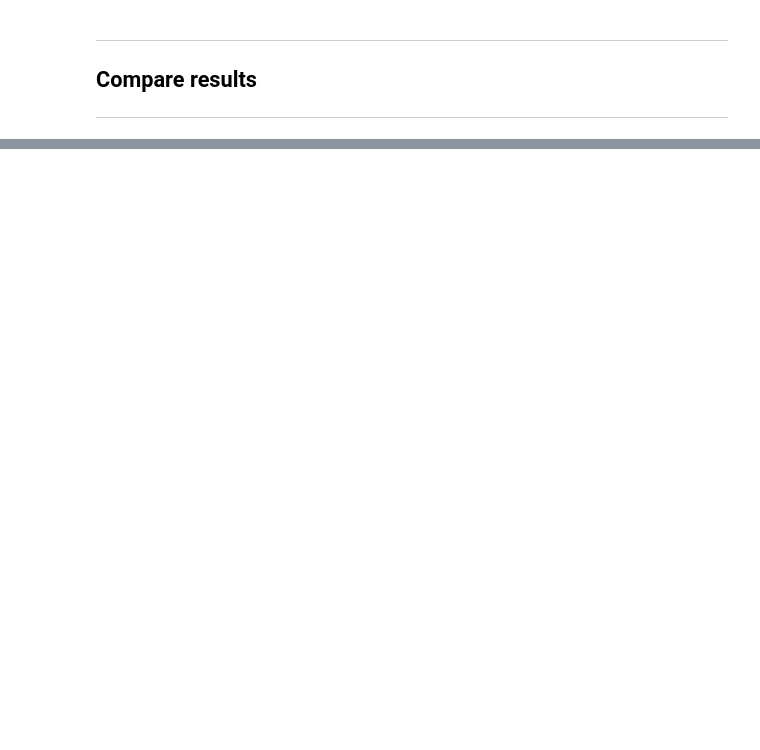
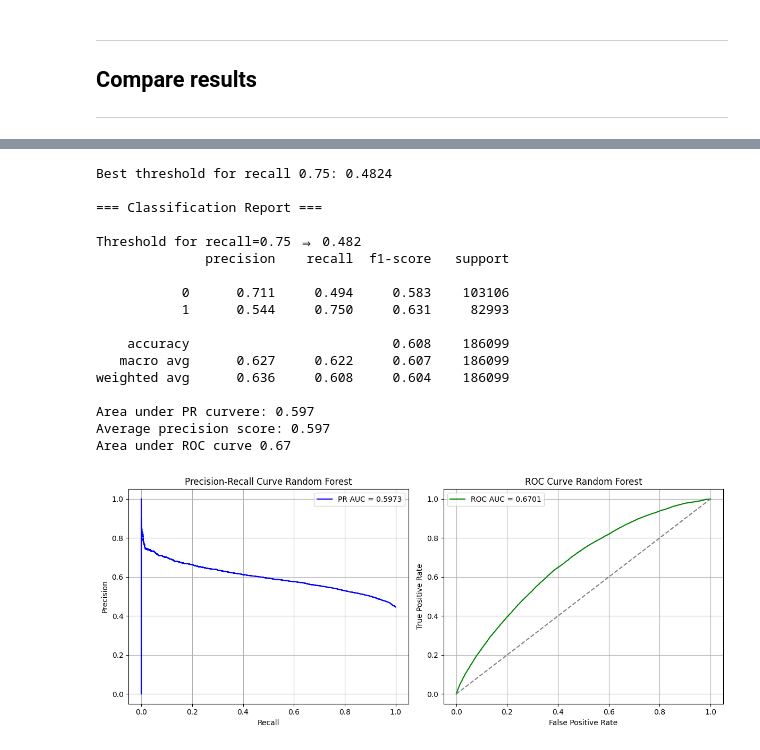
Before and after one commit to Blimperoo/DSA4263-Final-Insider-Trading, a Jupyter notebook: src/main/main.ipynb, the cells around one changed output, grey strips where cells are left out. Cells and saved outputs as stored; diff of their text form; code cells hidden in the pictures; blank space fills up the shorter version.

```diff
--- a/src/main/main.ipynb
+++ b/src/main/main.ipynb
@@ -113,0 +363,33 @@ ___
+# %%
+COLS_TO_DROP = ['TRANS_SK','ACCESSION_NUMBER','ISSUERTRADINGSYMBOL','NODEID','RPTOWNERNAME_;',
+                'snorkel_prob', 'TRANS_DATE',
+                "ppr_house_0.85", "ppr_house_0.95", "ppr_senate_0.85", "ppr_senate_0.95", "ppr_topK_exp"]
+LABEL = 'y_pred'
+
+test2 = test[test['TRANS_DATE'].dt.year < 2020]
+
+test_challenger_1_x = test2.drop(columns=COLS_TO_DROP + [LABEL])
+test_challenger_1_y = test2[LABEL]
+# %%
+challenger_1 = pickle.load(open(f"{MODELS_FOLDER}/{CHALLENGER_1}", 'rb'))
+y_probs_chal1 = challenger_1.predict_proba(test_challenger_1_x)[:, 1]
+get_eval_metrics(test_challenger_1_y, y_probs_chal1, "Random Forest", target_recall=0.75)
+# %% [output]
+Best threshold for recall 0.75: 0.4824
+
+=== Classification Report ===
+
+Threshold for recall=0.75 ⇒ 0.482
+              precision    recall  f1-score   support
+
+           0      0.711     0.494     0.583    103106
+           1      0.544     0.750     0.631     82993
+
+    accuracy                          0.608    186099
+   macro avg      0.627     0.622     0.607    186099
+weighted avg      0.636     0.608     0.604    186099
+
+Area under PR curvere: 0.597
+Average precision score: 0.597
+Area under ROC curve 0.67
+[figure, added]
```
Also changed, not shown: parts of 15 cells of this notebook, 1 other file.
